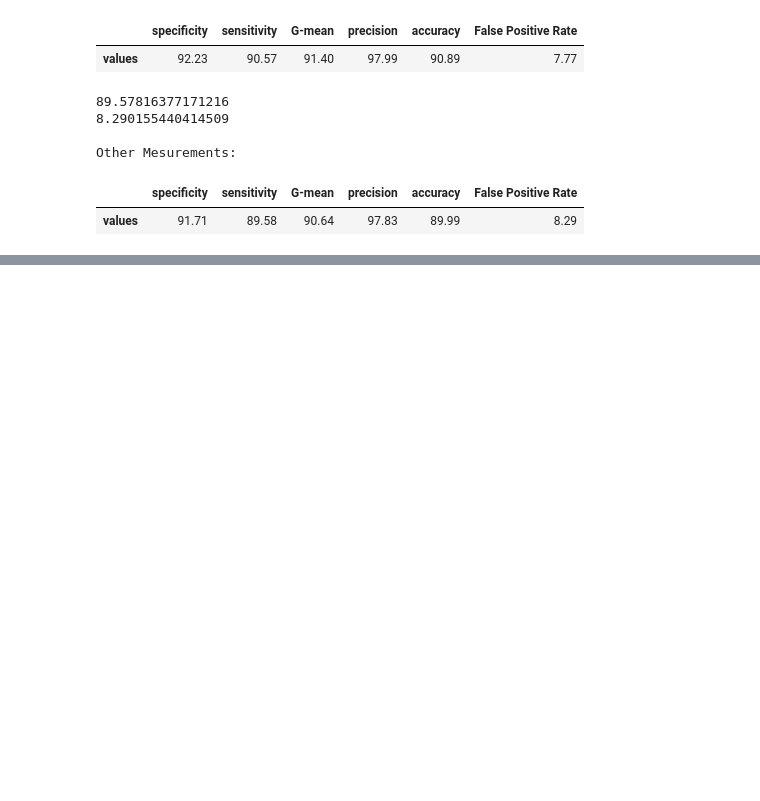
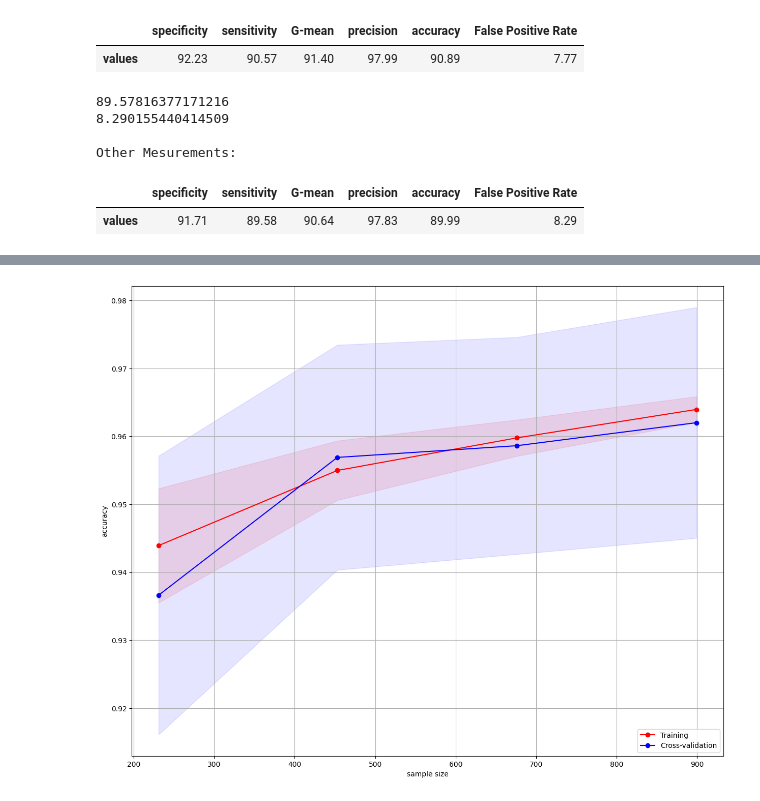
Before and after one commit to AndreasP-92/ai-mandatory-I, a Jupyter notebook: main.ipynb, the cells around one changed output, grey strips where cells are left out. Drawn from its saved outputs; the diff is of its cells as text; code cells hidden in the pictures; blank space fills up the shorter version.

```diff
--- a/main.ipynb
+++ b/main.ipynb
@@ -921,0 +948,27 @@ Other Mesurements:
+# %%
+penalty = {
+    0: 12,
+    1: 1
+}
+lr = LogisticRegression(C=0.01,penalty='l2',class_weight=penalty)
+
+
+train_size,train_scores,test_scores = learning_curve(lr,features_scaled,target,train_sizes=np.linspace(.01,1.0,5),cv=10,
+                                                    scoring='roc_auc',exploit_incremental_learning=False,n_jobs=-1)
+mean_train = np.mean(train_scores,axis=1)
+upper_train = np.clip(mean_train + np.std(train_scores,axis=1),0,1)
+lower_train = np.clip(mean_train - np.std(train_scores,axis=1),0,1)
+mean_test = np.mean(test_scores,axis=1)
+upper_test = np.clip(mean_test + np.std(test_scores,axis=1),0,1)
+lower_test = np.clip(mean_test - np.std(test_scores,axis=1),0,1)
+plt.plot(train_size,mean_train,'ro-',label='Training')
+plt.fill_between(train_size,upper_train,lower_train,alpha=0.1,color='r')
+plt.plot(train_size,mean_test,'bo-', label='Cross-validation')
+plt.fill_between(train_size, upper_test, lower_test, alpha=0.1,color='b')
+plt.grid()
+plt.xlabel('sample size') # adds label to x axis
+plt.ylabel('accuracy') # adds label to y axis
+plt.legend(loc='lower right', numpoints= 1)
+plt.show()
+# %% [output]
+[figure, added]
```
Also changed, not shown: parts of 4 cells of this notebook.
